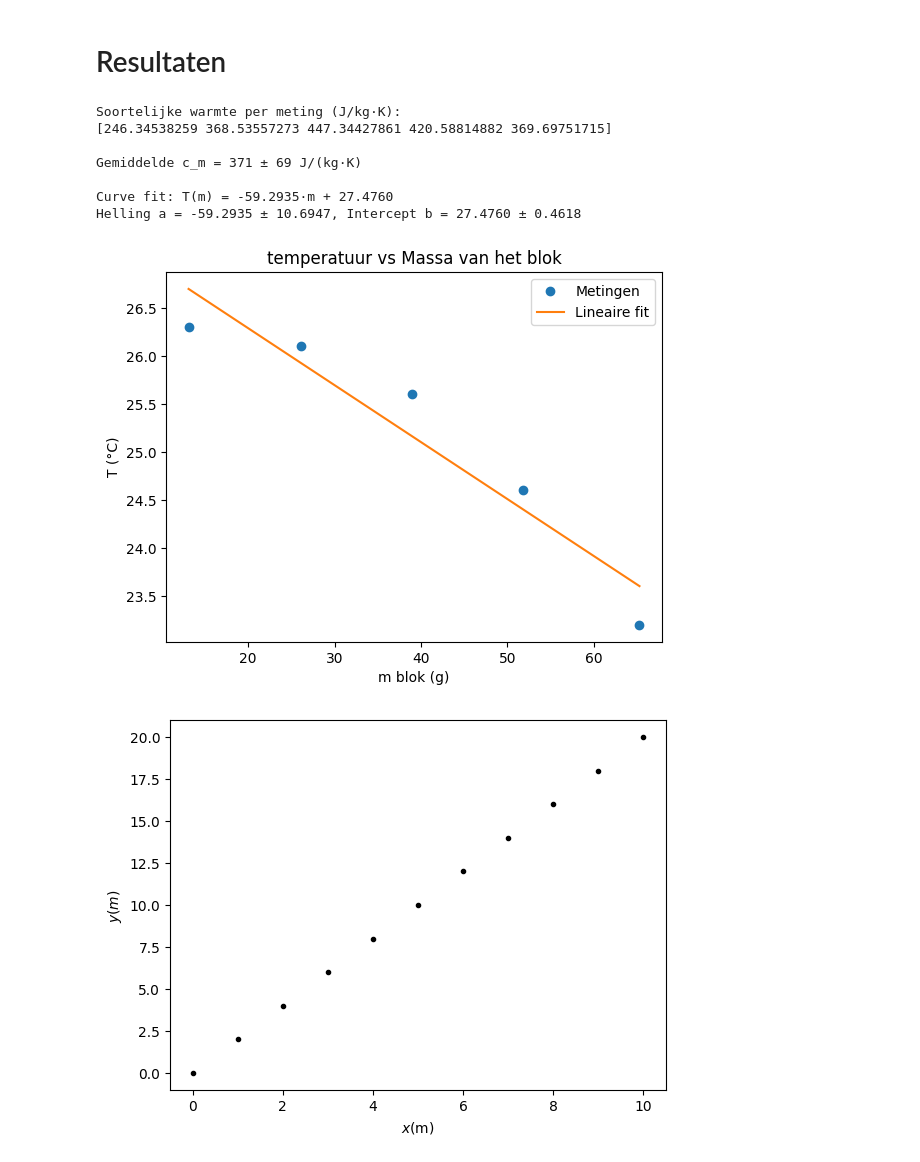
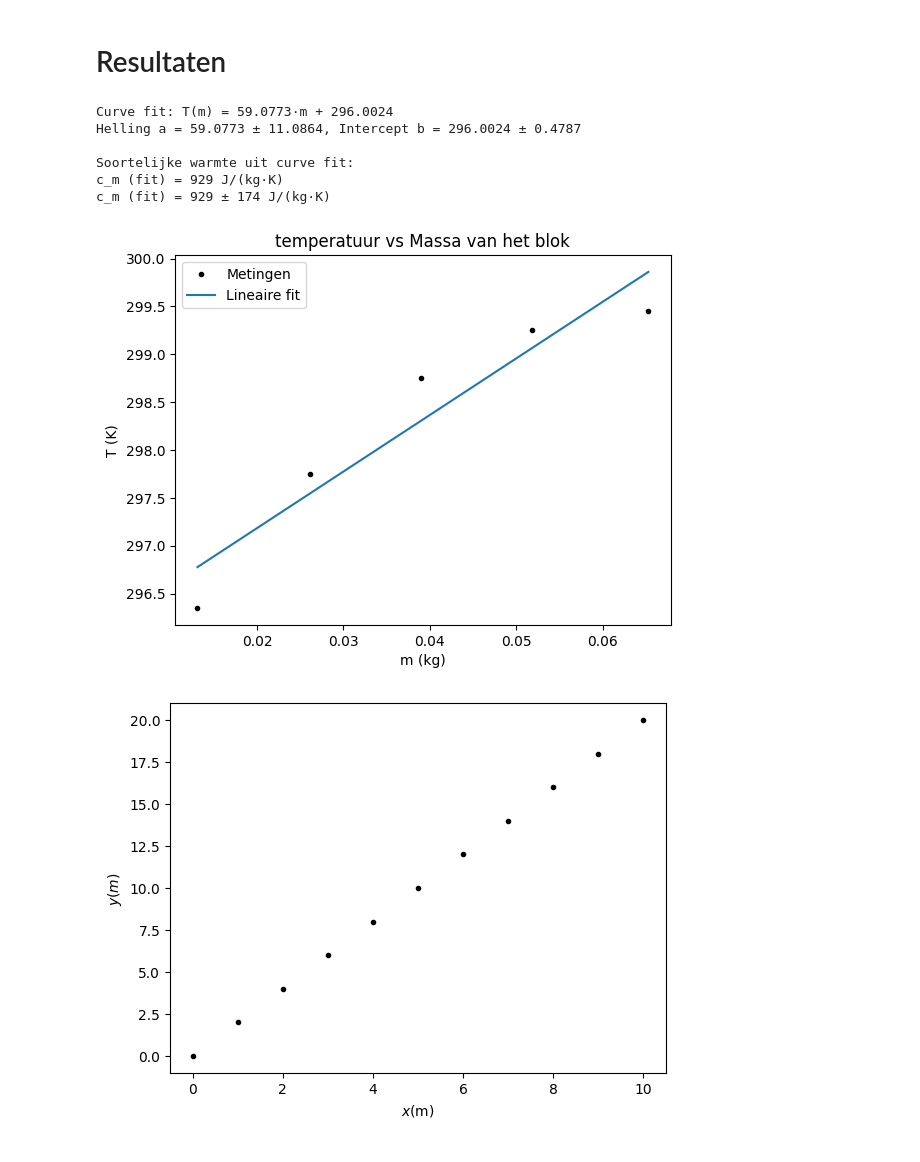
Before and after one commit to llotto123/IP2, a Jupyter notebook: Content/Labs/Warmtecapaciteit.ipynb, the cells around one changed output. Saved outputs shown, nothing was run; the diff lists cells and outputs as text; code cells hidden in the pictures.

Commit message:
warmte update 2

```diff
--- a/Content/Labs/Warmtecapaciteit.ipynb
+++ b/Content/Labs/Warmtecapaciteit.ipynb
@@ -73,59 +73,61 @@ import numpy as np
 import matplotlib.pyplot as plt
 from scipy.optimize import curve_fit
 
 #gegevens
-m_m = np.array([13.1, 26.1, 39.0, 51.8, 65.3])/1000  # kg
-T_bwater = np.array([26.1, 25.5, 24.5, 23.2, 21.6])  # °C
-T_bblok = np.array([72.4, 72.5, 72.5, 72.4, 72.5])   # °C
-T_e = np.array([26.3, 26.1, 25.6, 24.6, 23.2])       # °C
-
+#m_m = np.array([13.1, 26.1, 39.0, 51.8, 65.3])/1000  # kg
+m_m = np.array([65.3, 51.8, 39.0, 26.1, 13.1])/1000 #kg
+T_bwater = np.array([26.1, 25.5, 24.5, 23.2, 21.6])+ 273.15  # K
+T_bblok = np.array([72.4, 72.5, 72.5, 72.4, 72.5]) + 273.15 # K
+T_e = np.array([26.3, 26.1, 25.6, 24.6, 23.2]) + 273.15    # K
 m_w = 0.1777      # kg water
 c_w = 4186        # J/(kg·K), soortelijke warmte water
 
-#soortelijke warmte berekenen
-
-c_m = (m_w * c_w * (T_e - T_bwater)) / (m_m * (T_bblok - T_e))
-
-c_m_mean = np.mean(c_m)
-c_m_std = np.std(c_m)
-
-print("Soortelijke warmte per meting (J/kg·K):")
-print(c_m)
-print(f"\nGemiddelde c_m = {c_m_mean:.0f} ± {c_m_std:.0f} J/(kg·K)")
 
 #lineaire curve fit voor T_e vs massa
 def linear_model(m, a, b):
     return a * m + b
 
 params, covariance = curve_fit(linear_model, m_m, T_e)
 a, b = params
 errors = np.sqrt(np.diag(covariance))
 
 print(f"\nCurve fit: T(m) = {a:.4f}·m + {b:.4f}")
 print(f"Helling a = {a:.4f} ± {errors[0]:.4f}, Intercept b = {b:.4f} ± {errors[1]:.4f}")
 
 #plot
 m_fit = np.linspace(min(m_m), max(m_m), 100)
 T_fit = linear_model(m_fit, a, b)
 
+T_bblok_mean = np.mean(T_bblok)
+T_e_mean = np.mean(T_e)
+
+c_m_fit = a * (m_w * c_w) / (T_bblok_mean - T_e_mean)
+
+print(f"\nSoortelijke warmte uit curve fit:")
+print(f"c_m (fit) = {c_m_fit:.0f} J/(kg·K)")
+a_err = errors[0]
+
+c_m_fit_err = a_err * (m_w * c_w) / (T_bblok_mean - T_e_mean)
+
+print(f"c_m (fit) = {c_m_fit:.0f} ± {c_m_fit_err:.0f} J/(kg·K)")
+
 plt.figure()
-plt.plot(m_m*1000, T_e, 'o', label="Metingen")      # omzetten naar gram voor de plot
-plt.plot(m_fit*1000, T_fit, '-', label="Lineaire fit")
-plt.xlabel("m blok (g)")
-plt.ylabel("T (°C)")
+plt.plot(m_m, T_e, 'k.', label="Metingen")      # omzetten naar gram voor de plot
+plt.plot(m_fit, T_fit, '-', label="Lineaire fit")
+plt.xlabel("m (kg)")
+plt.ylabel("T (K)")
 plt.title("temperatuur vs Massa van het blok")
 plt.legend()
 plt.savefig("warmtecapaciteit", dpi=450)
 plt.show()
 # %% [output]
-Soortelijke warmte per meting (J/kg·K):
-[246.34538259 368.53557273 447.34427861 420.58814882 369.69751715]
+Curve fit: T(m) = 59.0773·m + 296.0024
+Helling a = 59.0773 ± 11.0864, Intercept b = 296.0024 ± 0.4787
 
-Gemiddelde c_m = 371 ± 69 J/(kg·K)
-
-Curve fit: T(m) = -59.2935·m + 27.4760
-Helling a = -59.2935 ± 10.6947, Intercept b = 27.4760 ± 0.4618
+Soortelijke warmte uit curve fit:
+c_m (fit) = 929 J/(kg·K)
+c_m (fit) = 929 ± 174 J/(kg·K)
-[figure, old version]
+[figure, new version]
 # %%
 # Sla figuren op met
 #
```
Also changed, not shown: parts of 1 cell of this notebook, 2 other files.
